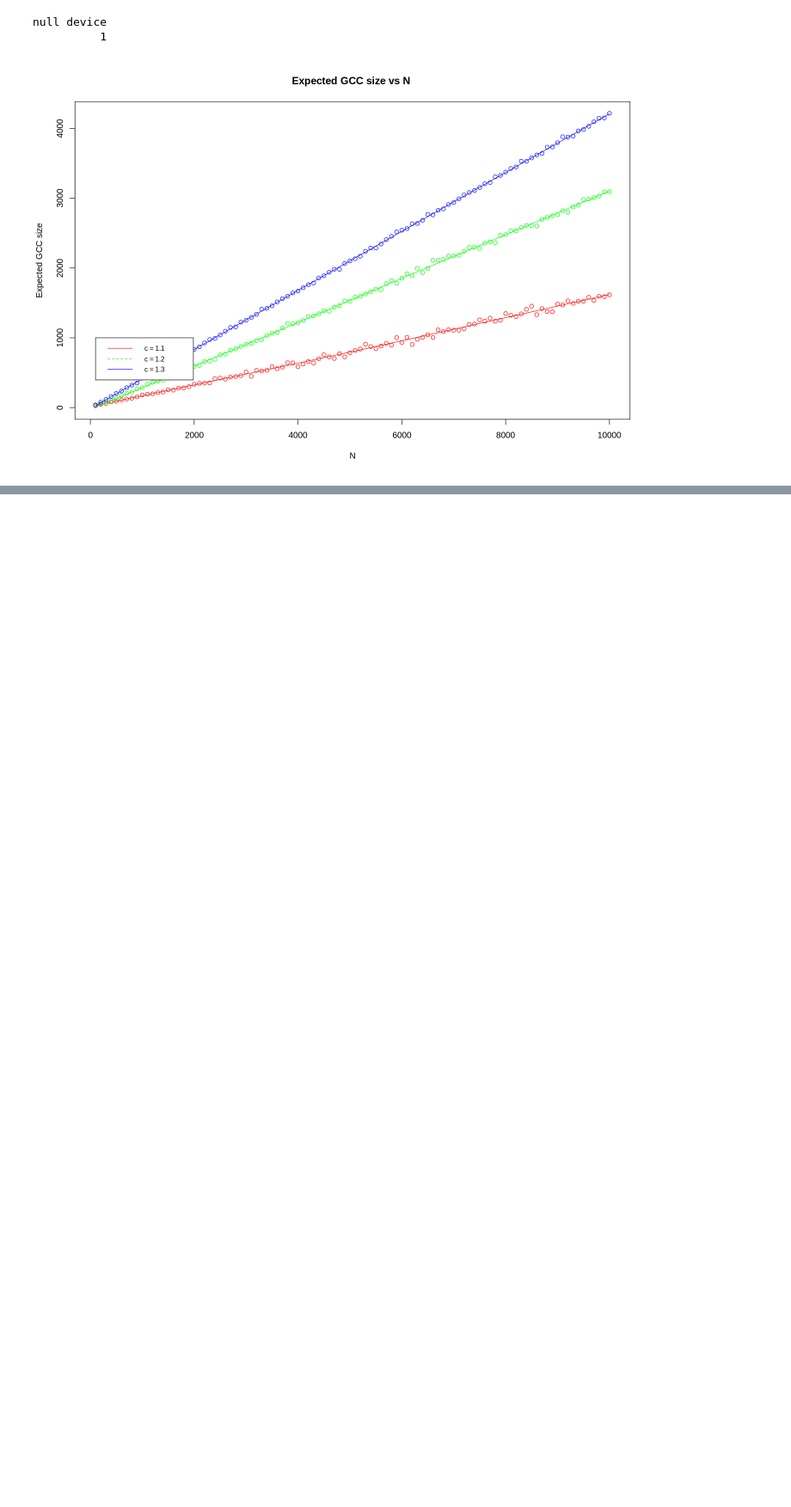
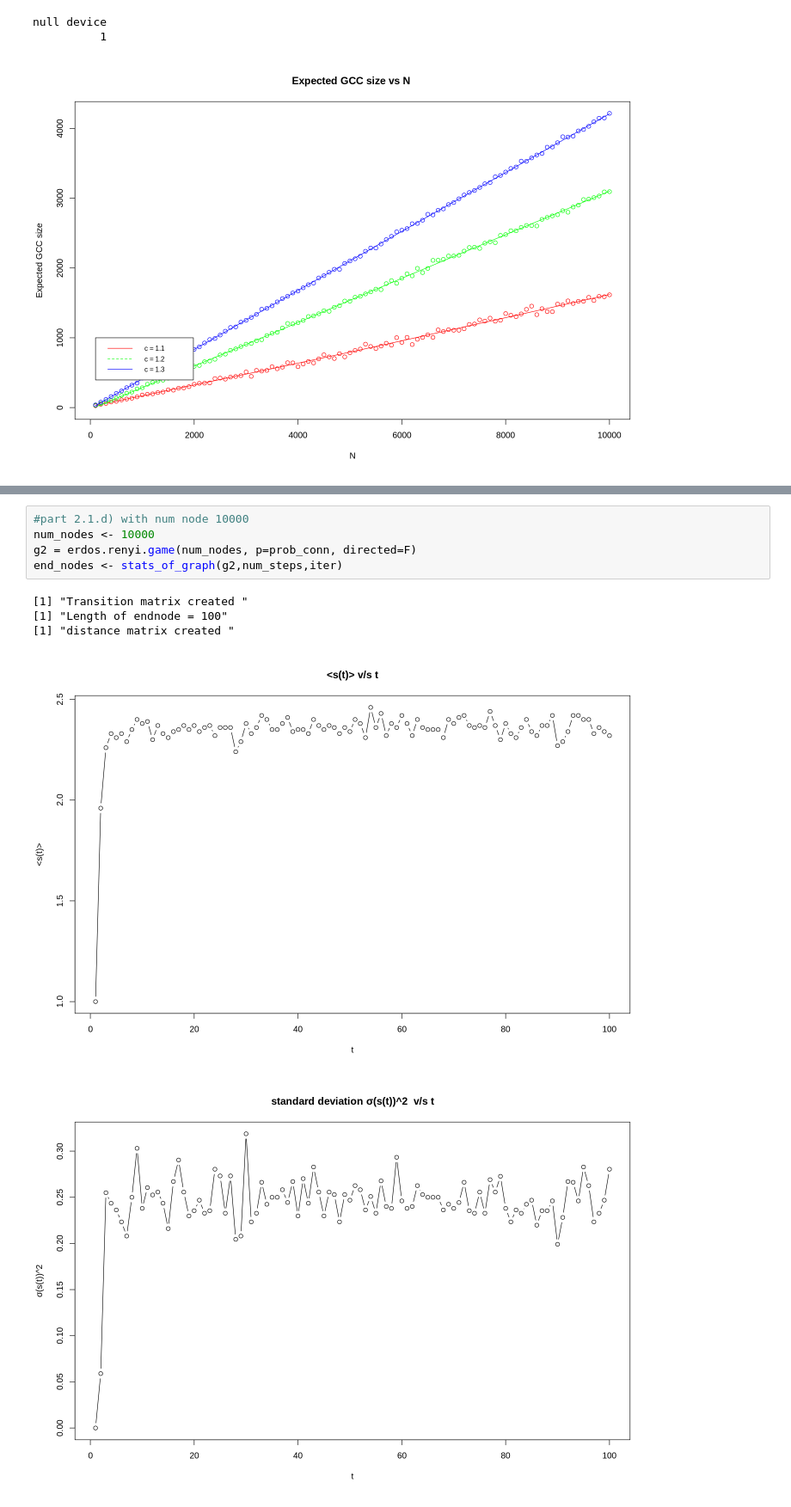
Before and after one commit to diplav09/ECE232_-LargeScaleSocialandComplexNetworks, a Jupyter notebook: ECE232_assignment1.ipynb, the cells around one changed output, grey strips where cells are left out. Shown at 86% size. Cells and saved outputs as stored; diff of their text form; blank space fills up the shorter version.

```diff
--- a/ECE232_assignment1.ipynb
+++ b/ECE232_assignment1.ipynb
@@ -222,0 +311,11 @@ null device
+# %%
+#part 2.1.d) with num node 10000
+num_nodes <- 10000
+g2 = erdos.renyi.game(num_nodes, p=prob_conn, directed=F)
+end_nodes <- stats_of_graph(g2,num_steps,iter)
+# %% [output]
+[1] "Transition matrix created "
+[1] "Length of endnode = 100"
+[1] "distance matrix created "
+[figure, added]
+[figure, added]
```
Also changed, not shown: parts of 10 cells of this notebook.
